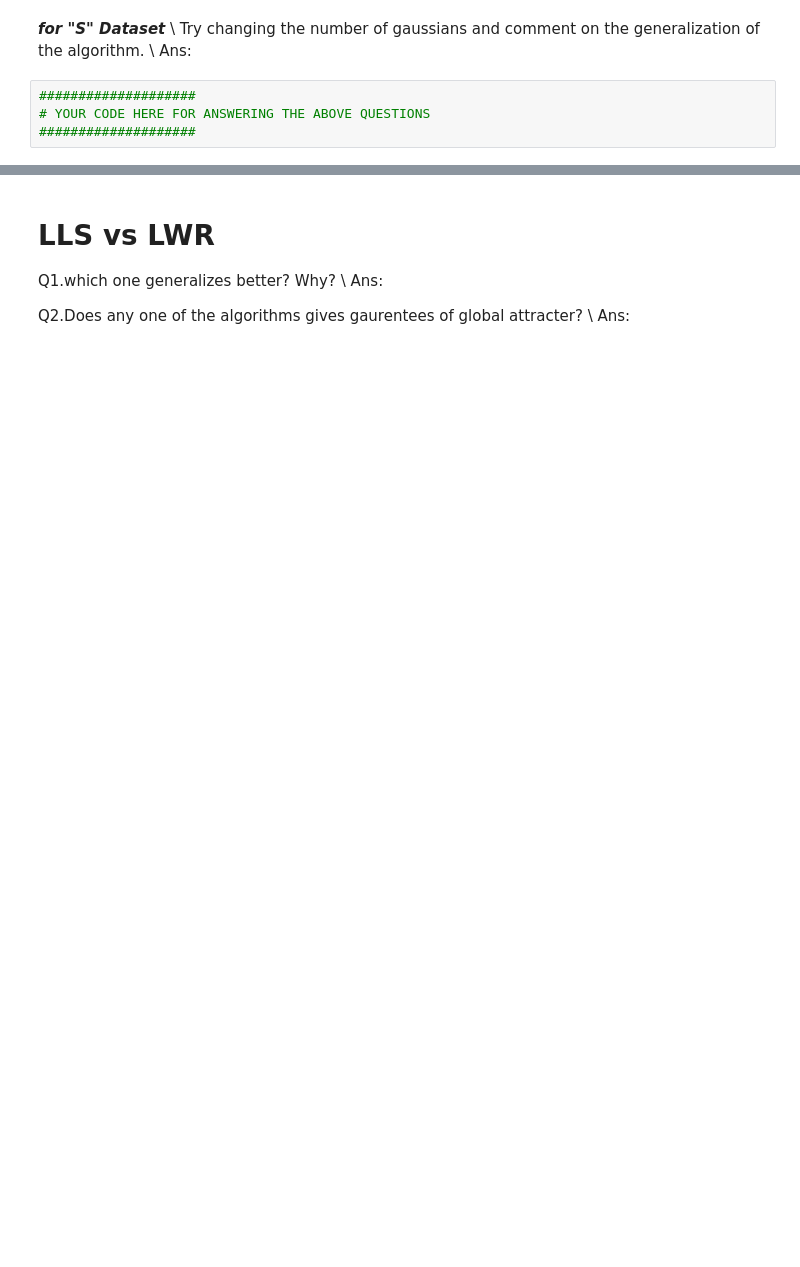
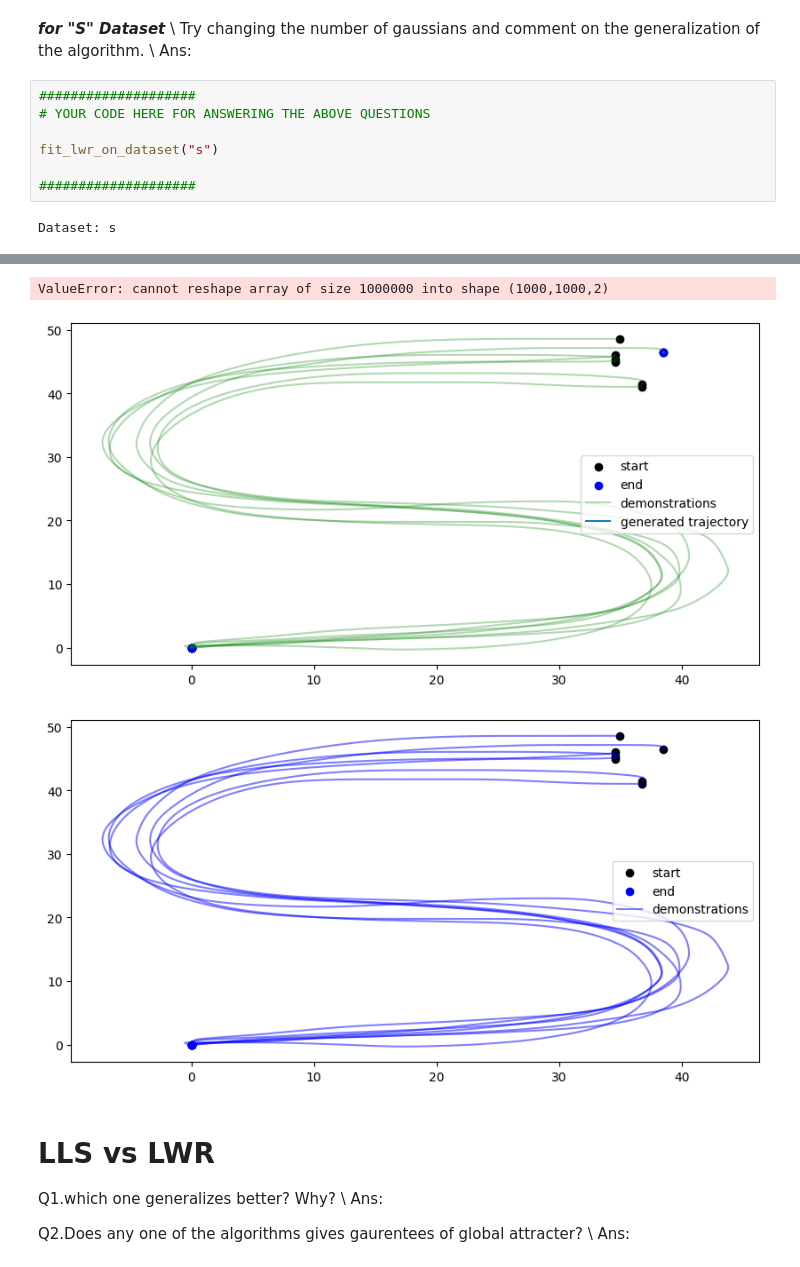
Before and after one commit to AshrithSagar/CP321-ILR-2025, a Jupyter notebook: Assignments/Assignment-3/Codes/Assignment3_RegressionTechniques(LLS,LWR).ipynb, the cells around one changed output, grey strips where cells are left out. Drawn from its saved outputs; the diff is of its cells as text; blank space fills up the shorter version.

```diff
--- a/Assignments/Assignment-3/Codes/Assignment3_RegressionTechniques(LLS,LWR).ipynb
+++ b/Assignments/Assignment-3/Codes/Assignment3_RegressionTechniques(LLS,LWR).ipynb
@@ -591,4 +598,9 @@ Ans:
 # %%
 ####################
 # YOUR CODE HERE FOR ANSWERING THE ABOVE QUESTIONS
+
+fit_lwr_on_dataset("s")
+
 ####################
+# %% [output]
+Dataset: s
@@ -595,3 +608,6 @@ Ans:
+ValueError: cannot reshape array of size 1000000 into shape (1000,1000,2)
+[figure, added]
+[figure, added]
 # %% [markdown]
 # LLS vs LWR
 
```
Also changed, not shown: parts of 6 cells of this notebook.
